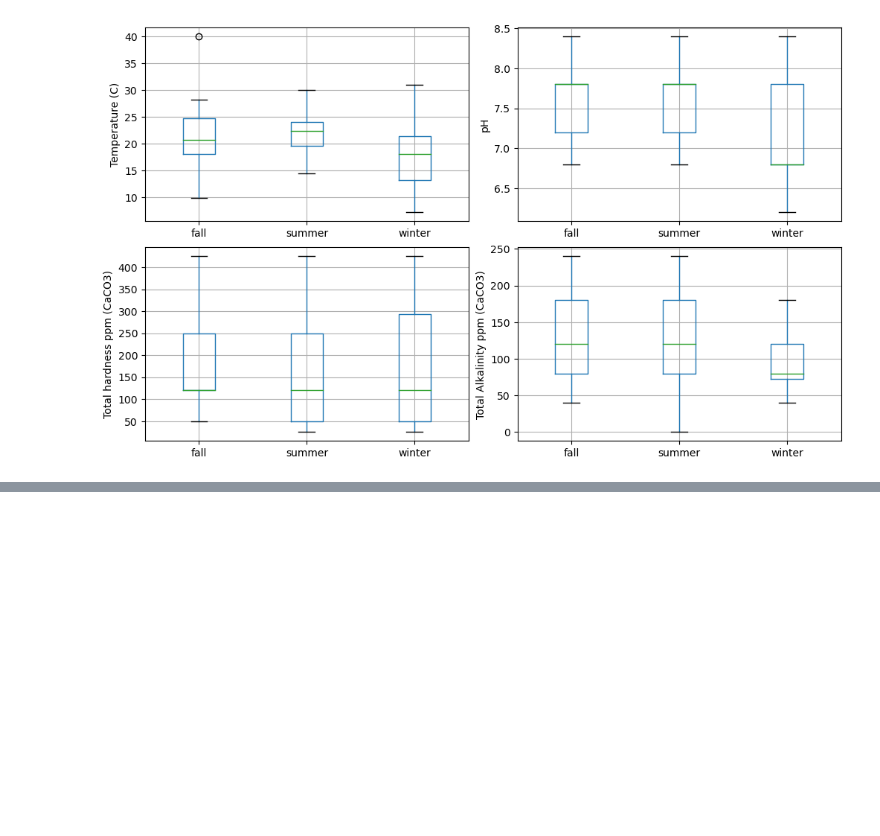
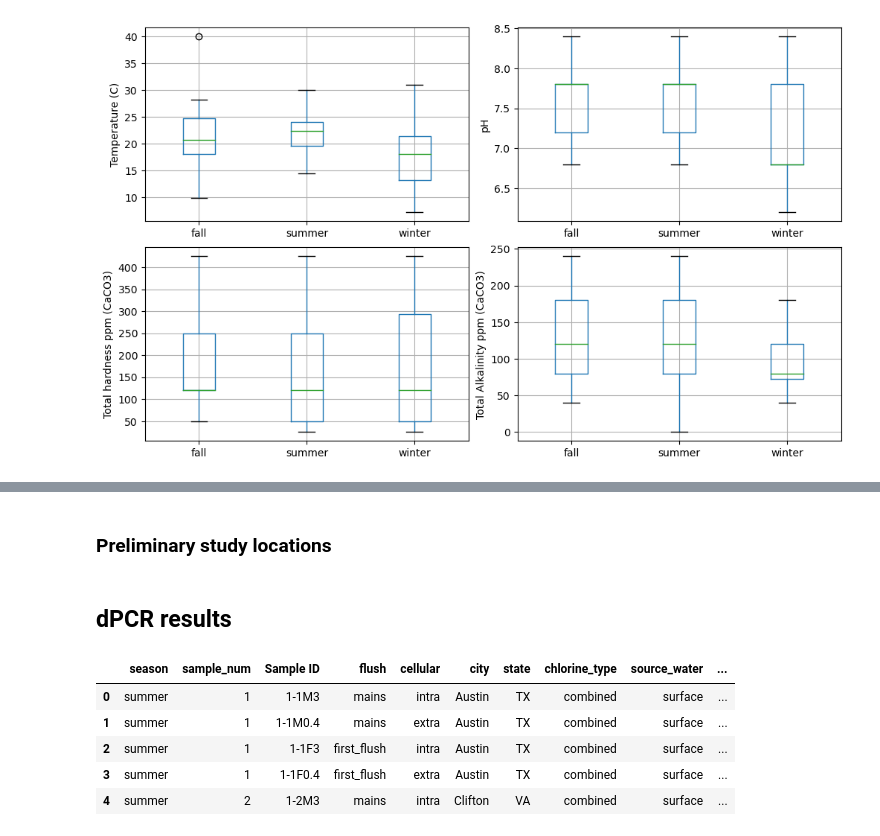
Before and after one commit to dmangert/Legionella_DWDS, a Jupyter notebook: Leg_DWDS.ipynb, the cells around one changed output, grey strips where cells are left out. Saved outputs shown, nothing was run; the diff lists cells and outputs as text; code cells hidden in the pictures; blank space fills up the shorter version.

```diff
--- a/Leg_DWDS.ipynb
+++ b/Leg_DWDS.ipynb
@@ -184,0 +178,2 @@ plt.savefig("map.png")
+# %% [markdown]
+### Preliminary study locations
@@ -184,0 +207,12 @@ plt.savefig("map.png")
+# %% [markdown]
+## dPCR results
+# %%
+df2 = pd.read_csv('dPCR.csv')
+df2.head()
+# %% [output]
+|  | season | sample_num | Sample ID | flush | cellular | city | state | chlorine_type | source_water | ... |
+| 0 | summer | 1 | 1-1M3 | mains | intra | Austin | TX | combined | surface | ... |
+| 1 | summer | 1 | 1-1M0.4 | mains | extra | Austin | TX | combined | surface | ... |
+| 2 | summer | 1 | 1-1F3 | first_flush | intra | Austin | TX | combined | surface | ... |
+| 3 | summer | 1 | 1-1F0.4 | first_flush | extra | Austin | TX | combined | surface | ... |
+| 4 | summer | 2 | 1-2M3 | mains | intra | Clifton | VA | combined | surface | ... |
```
Also changed, not shown: parts of 17 cells of this notebook, 8 other files.
